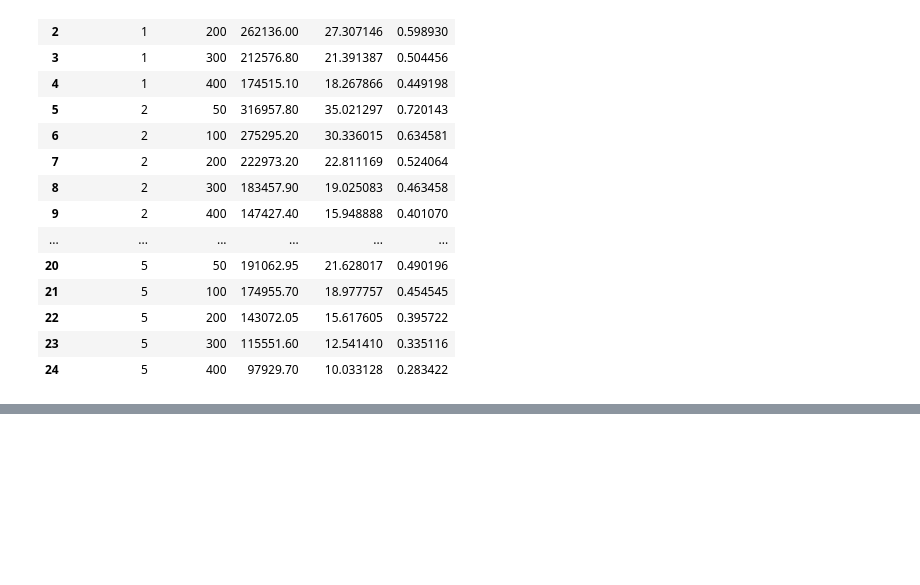
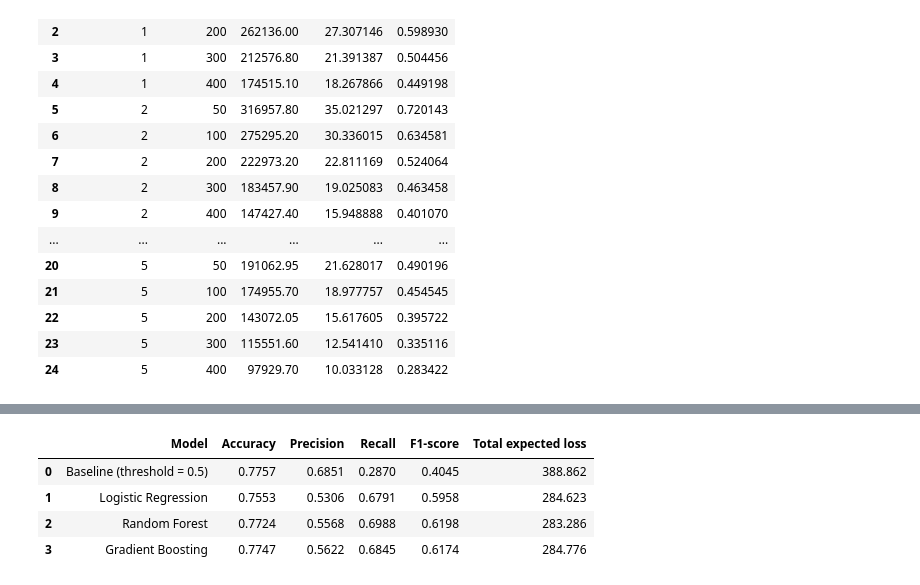
Before and after one commit to MikolajMezyk/projektML, a Jupyter notebook: projekt_czysto.ipynb, the cells around one changed output, grey strips where cells are left out. Saved outputs shown, nothing was run; the diff lists cells and outputs as text; code cells hidden in the pictures; blank space fills up the shorter version.

```diff
--- a/projekt_czysto.ipynb
+++ b/projekt_czysto.ipynb
@@ -895,0 +1383,43 @@ fig.show()
+# %%
+summary_df = pd.DataFrame([
+    {
+        "Model": "Baseline (threshold = 0.5)",
+        "Accuracy": 0.7757,
+        "Precision": 0.6851,
+        "Recall": 0.2870,
+        "F1-score": 0.4045,
+        "Total expected loss": 388.862
+    },
+    {
+        "Model": "Logistic Regression",
+        "Accuracy": 0.7553,
+        "Precision": 0.5306,
+        "Recall": 0.6791,
+        "F1-score": 0.5958,
+        "Total expected loss": 284.623
+    },
+    {
+        "Model": "Random Forest",
+        "Accuracy": 0.7724,
+        "Precision": 0.5568,
+        "Recall": 0.6988,
+        "F1-score": 0.6198,
+        "Total expected loss": 283.286
+    },
+    {
+        "Model": "Gradient Boosting",
+        "Accuracy": 0.7747,
+        "Precision": 0.5622,
+        "Recall": 0.6845,
+        "F1-score": 0.6174,
+        "Total expected loss": 284.776
+    }
+])
+
+summary_df
+# %% [output]
+|  | Model | Accuracy | Precision | Recall | F1-score | Total expected loss |
+| 0 | Baseline (threshold = 0.5) | 0.7757 | 0.6851 | 0.2870 | 0.4045 | 388.862 |
+| 1 | Logistic Regression | 0.7553 | 0.5306 | 0.6791 | 0.5958 | 284.623 |
+| 2 | Random Forest | 0.7724 | 0.5568 | 0.6988 | 0.6198 | 283.286 |
+| 3 | Gradient Boosting | 0.7747 | 0.5622 | 0.6845 | 0.6174 | 284.776 |
```
Also changed, not shown: parts of 85 cells of this notebook.
